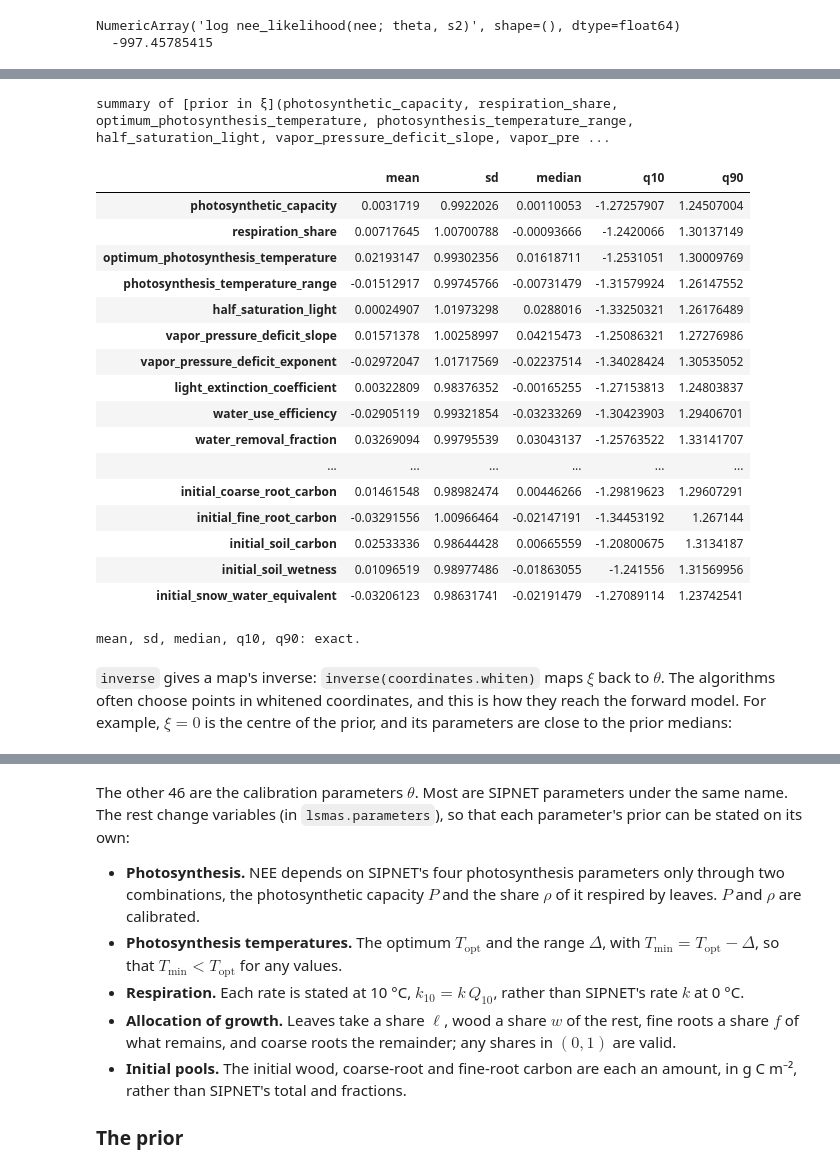
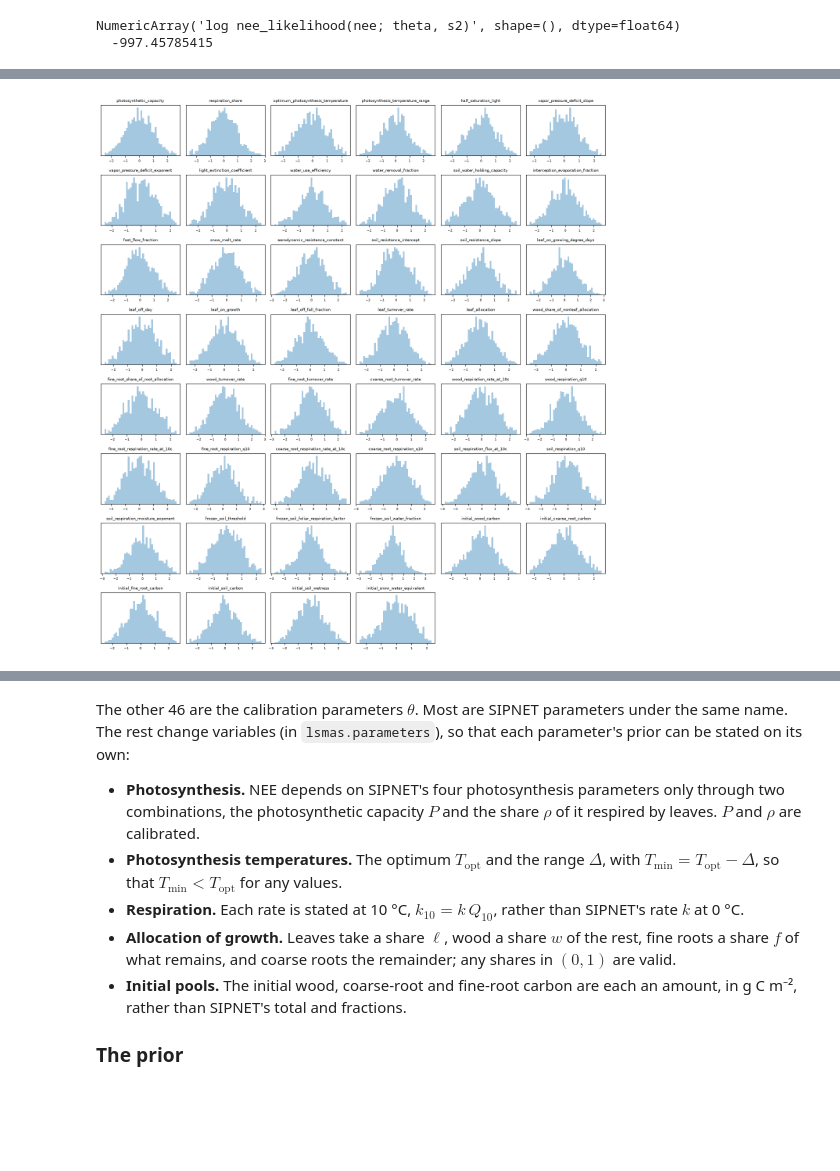
Before and after one commit to arob5/lsm-active-subspace, a Jupyter notebook: notebooks/main_inverse_problem.ipynb, the cells around one changed output, grey strips where cells are left out. Saved outputs shown, nothing was run; the diff lists cells and outputs as text; code cells hidden in the pictures; blank space fills up the shorter version.

```diff
--- a/notebooks/main_inverse_problem.ipynb
+++ b/notebooks/main_inverse_problem.ipynb
@@ -915,28 +904,6 @@ about 0 and standard deviation about 1. A posterior maps the same way, as
 # %%
-prior_whitened = coordinates.whiten.using(max_evaluations=2000)(prior["theta"])
-summarize(prior_whitened.with_label("prior in ξ"))
+prior_whitened = coordinates.whiten.using(max_evaluations=1000)(prior["theta"])
+
+plots.plot_marginals(prior_whitened);
 # %% [output]
-summary of [prior in ξ](photosynthetic_capacity, respiration_share, optimum_photosynthesis_temperature, photosynthesis_temperature_range, half_saturation_light, vapor_pressure_deficit_slope, vapor_pre ...
-|  | mean | sd | median | q10 | q90 |
-| photosynthetic_capacity | 0.0031719 | 0.9922026 | 0.00110053 | -1.27257907 | 1.24507004 |
-| respiration_share | 0.00717645 | 1.00700788 | -0.00093666 | -1.2420066 | 1.30137149 |
-| optimum_photosynthesis_temperature | 0.02193147 | 0.99302356 | 0.01618711 | -1.2531051 | 1.30009769 |
-| photosynthesis_temperature_range | -0.01512917 | 0.99745766 | -0.00731479 | -1.31579924 | 1.26147552 |
-| half_saturation_light | 0.00024907 | 1.01973298 | 0.0288016 | -1.33250321 | 1.26176489 |
-| vapor_pressure_deficit_slope | 0.01571378 | 1.00258997 | 0.04215473 | -1.25086321 | 1.27276986 |
-| vapor_pressure_deficit_exponent | -0.02972047 | 1.01717569 | -0.02237514 | -1.34028424 | 1.30535052 |
-| light_extinction_coefficient | 0.00322809 | 0.98376352 | -0.00165255 | -1.27153813 | 1.24803837 |
-| water_use_efficiency | -0.02905119 | 0.99321854 | -0.03233269 | -1.30423903 | 1.29406701 |
-| water_removal_fraction | 0.03269094 | 0.99795539 | 0.03043137 | -1.25763522 | 1.33141707 |
-| ... | ... | ... | ... | ... | ... |
-| initial_coarse_root_carbon | 0.01461548 | 0.98982474 | 0.00446266 | -1.29819623 | 1.29607291 |
-| initial_fine_root_carbon | -0.03291556 | 1.00966464 | -0.02147191 | -1.34453192 | 1.267144 |
-| initial_soil_carbon | 0.02533336 | 0.98644428 | 0.00665559 | -1.20800675 | 1.3134187 |
-| initial_soil_wetness | 0.01096519 | 0.98977486 | -0.01863055 | -1.241556 | 1.31569956 |
-| initial_snow_water_equivalent | -0.03206123 | 0.98631741 | -0.02191479 | -1.27089114 | 1.23742541 |
-mean, sd, median, q10, q90: exact.
+[figure, added]
-# %% [markdown]
-`inverse` gives a map's inverse: `inverse(coordinates.whiten)` maps $\xi$ back to
-$\theta$. The algorithms often choose points in whitened coordinates, and this is how they reach the
-forward model. For example, $\xi = 0$ is the centre of the prior, and its parameters are close to
-the prior medians:
```
Also changed, not shown: parts of 13 cells of this notebook.
